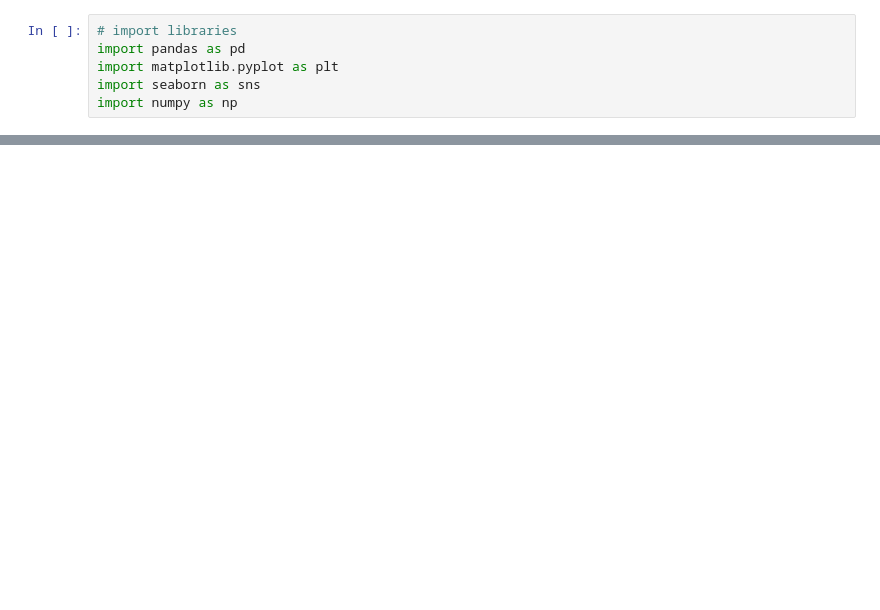
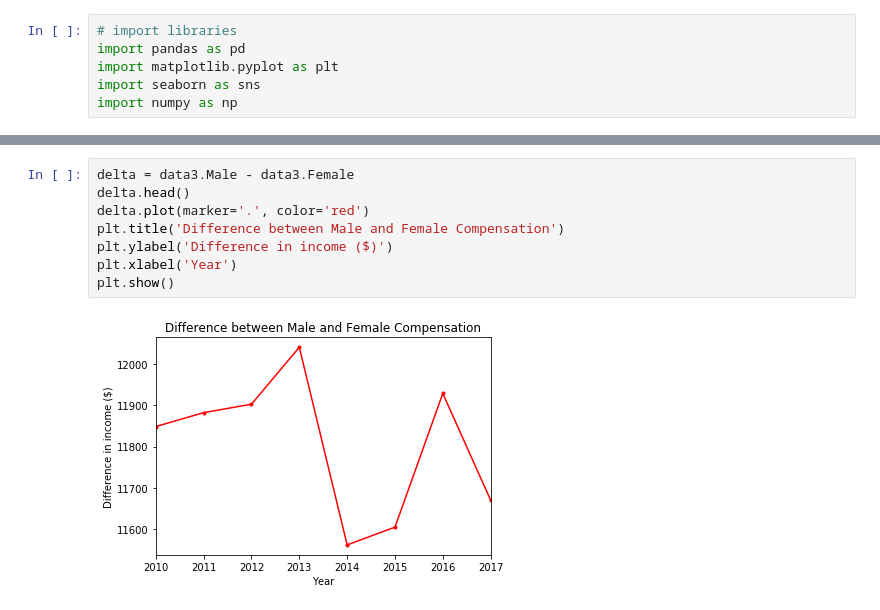
Before and after one commit to AHalarewicz/StudentLoanData, a Jupyter notebook: eda.ipynb, the cells around one changed output, grey strips where cells are left out. Drawn from its saved outputs; the diff is of its cells as text; blank space fills up the shorter version.

```diff
--- a/eda.ipynb
+++ b/eda.ipynb
@@ -223,0 +113,10 @@ plt.show()
+# %%
+delta = data3.Male - data3.Female
+delta.head()
+delta.plot(marker='.', color='red')
+plt.title('Difference between Male and Female Compensation')
+plt.ylabel('Difference in income ($)')
+plt.xlabel('Year')
+plt.show()
+# %% [output]
+[figure, added]
```
Also changed, not shown: parts of 42 cells of this notebook.
